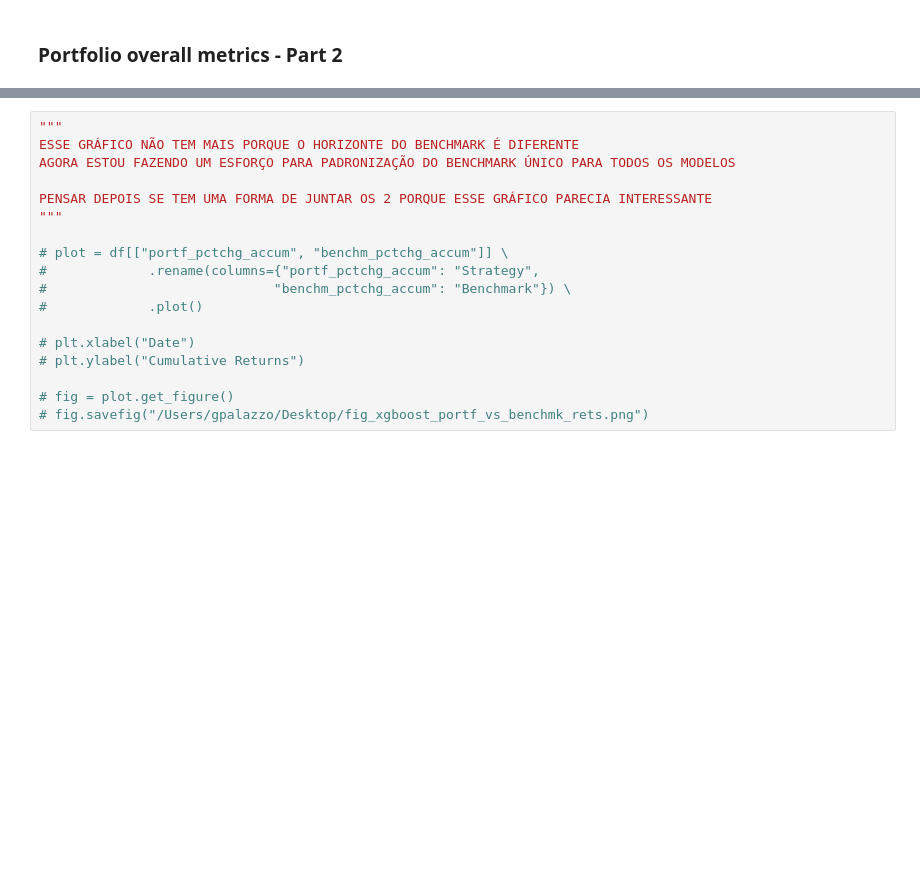
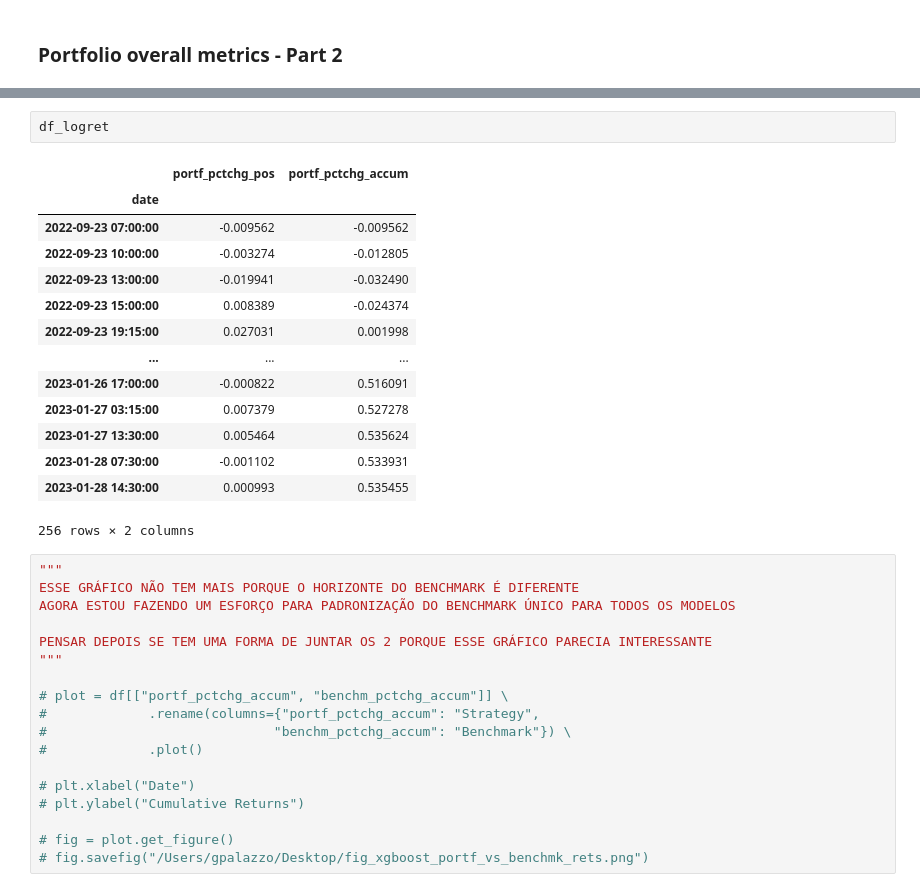
Before and after one commit to gpalazzo/crypto_msc_thesis, a Jupyter notebook: notebooks/results/portfolio_performance.ipynb, the cells around one changed output, grey strips where cells are left out. Drawn from its saved outputs; the diff is of its cells as text; blank space fills up the shorter version.

```diff
--- a/notebooks/results/portfolio_performance.ipynb
+++ b/notebooks/results/portfolio_performance.ipynb
@@ -259,3 +297,20 @@ Serenity Index      5.58
+# %%
+df_logret
+# %% [output]
+|  | portf_pctchg_pos | portf_pctchg_accum |
+| date |  |  |
+| 2022-09-23 07:00:00 | -0.009562 | -0.009562 |
+| 2022-09-23 10:00:00 | -0.003274 | -0.012805 |
+| 2022-09-23 13:00:00 | -0.019941 | -0.032490 |
+| 2022-09-23 15:00:00 | 0.008389 | -0.024374 |
+| 2022-09-23 19:15:00 | 0.027031 | 0.001998 |
+| ... | ... | ... |
+| 2023-01-26 17:00:00 | -0.000822 | 0.516091 |
+| 2023-01-27 03:15:00 | 0.007379 | 0.527278 |
+| 2023-01-27 13:30:00 | 0.005464 | 0.535624 |
+| 2023-01-28 07:30:00 | -0.001102 | 0.533931 |
+| 2023-01-28 14:30:00 | 0.000993 | 0.535455 |
+256 rows × 2 columns
 # %%
 """
 ESSE GRÁFICO NÃO TEM MAIS PORQUE O HORIZONTE DO BENCHMARK É DIFERENTE
```
Also changed, not shown: parts of 28 cells of this notebook, 3 other files.
